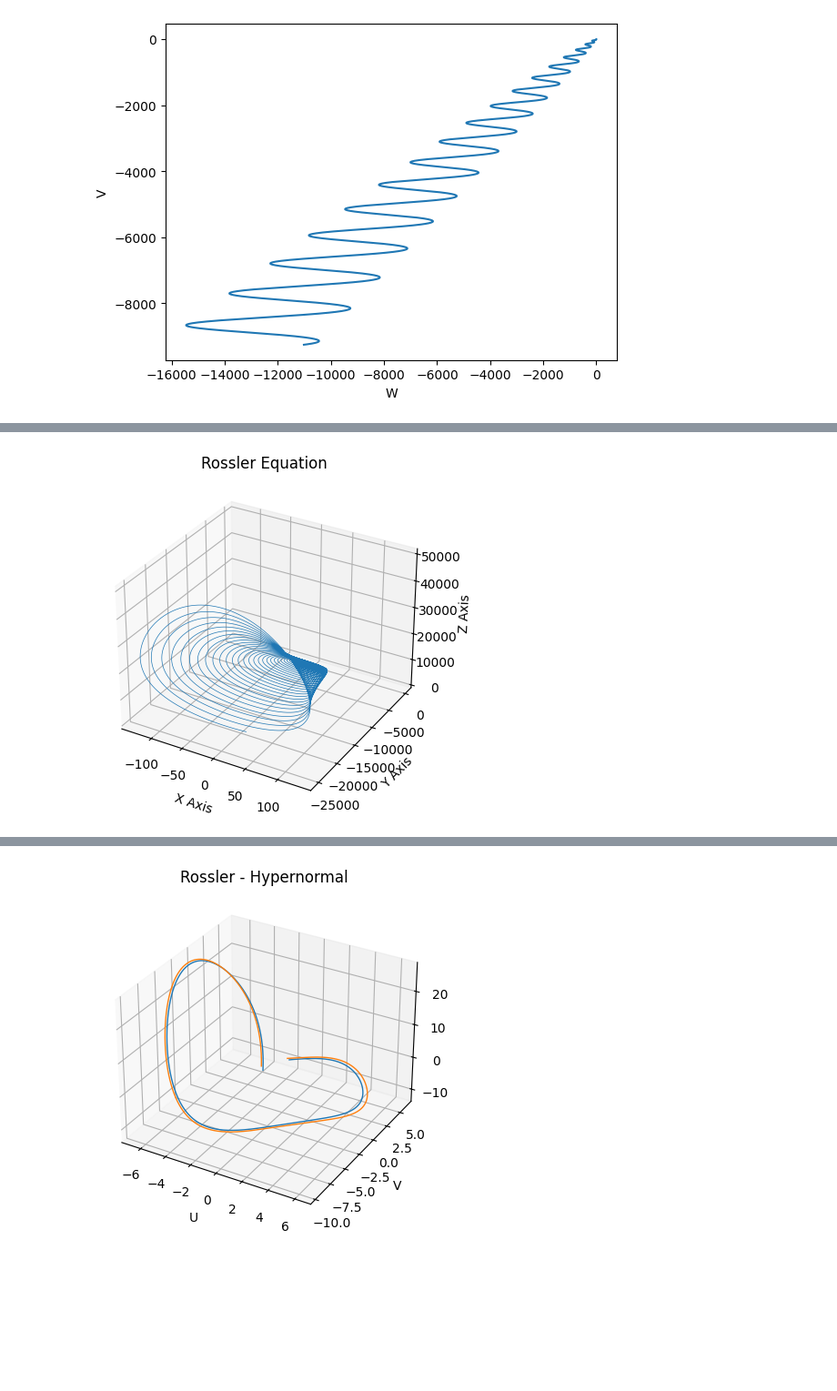
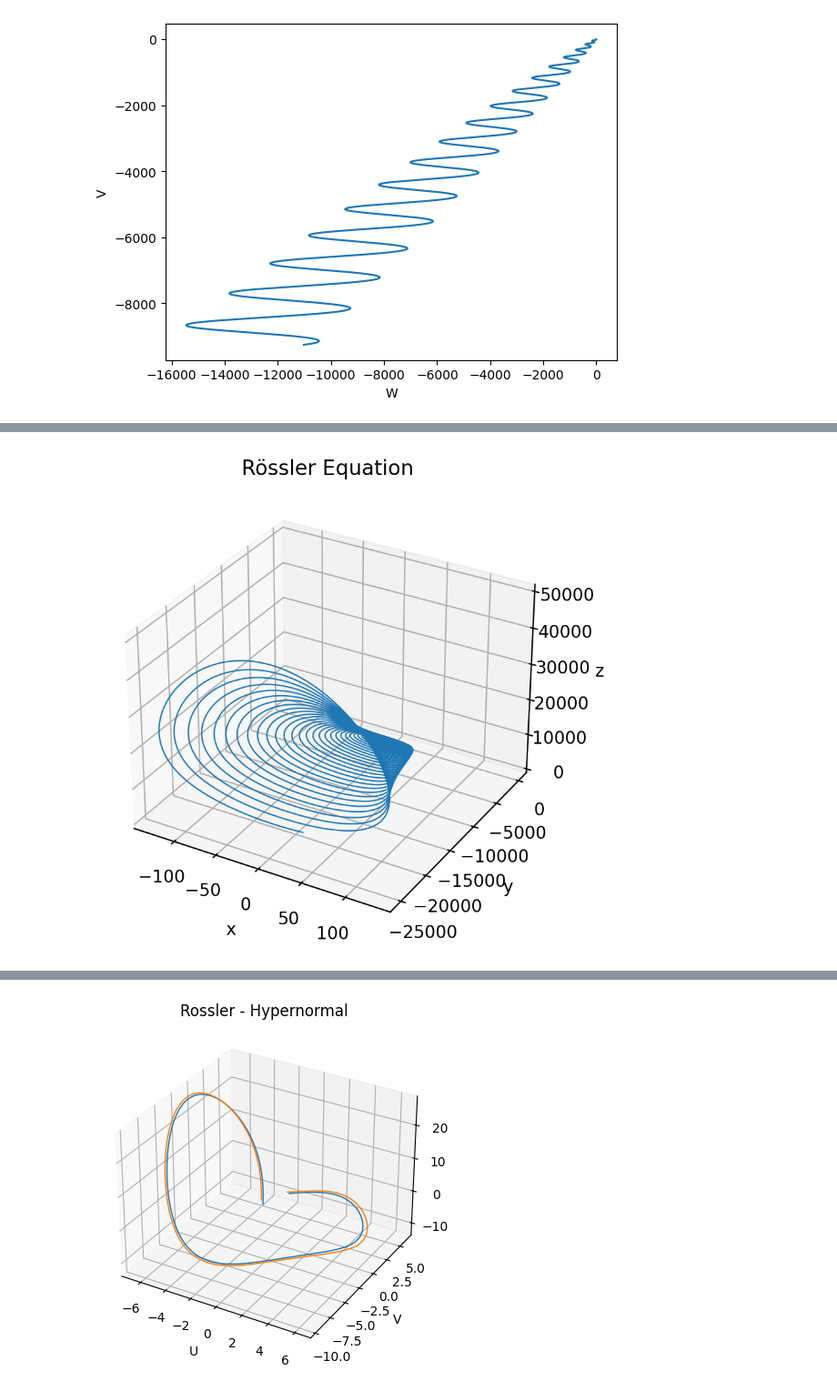
Before and after one commit to TulioK/Chaos, a Jupyter notebook: Chaos.ipynb, the cells around one changed output, grey strips where cells are left out. Shown at 91% size. Cells and saved outputs as stored; diff of their text form; code cells hidden in the pictures; blank space fills up the shorter version.

```diff
--- a/Chaos.ipynb
+++ b/Chaos.ipynb
@@ -489,17 +493,19 @@ xyzs = np.empty((num_steps + 1, 3))  # Need one more for the initial values
 xyzs[0] = (0.1, 1., 1.05)  # Set initial values
 xyzs2 = np.empty((num_steps + 1, 3))  # Need one more for the initial values
 xyzs2[0] = (-0.2, 1., 1.05)
+dist_0 = math.sqrt( (xyzs[0][0]-xyzs2[0][0])**2 + (xyzs[0][1]-xyzs2[0][1])**2 + (xyzs[0][2]-xyzs2[0][2])**2 )/(i+1)
 # Step through "time", calculating the partial derivatives at the current point
 # and using them to estimate the next point
 dist = list() # list of distances to obtain the Lyapunov exponent
+lyap = list()
 for i in range(num_steps):
     xyzs[i + 1] = xyzs[i] + lorenz(xyzs[i]) * dt
     xyzs2[i + 1] = xyzs2[i] + lorenz(xyzs2[i]) * dt
     dist.append( math.sqrt( (xyzs[i+1][0]-xyzs2[i+1][0])**2 + (xyzs[i+1][1]-xyzs2[i+1][1])**2 + (xyzs[i+1][2]-xyzs2[i+1][2])**2 ) )
-
+    lyap.append( math.log(math.sqrt( (xyzs[i+1][0]-xyzs2[i+1][0])**2 + (xyzs[i+1][1]-xyzs2[i+1][1])**2 + (xyzs[i+1][2]-xyzs2[i+1][2])**2 )/dist_0)/(i+1) )
 
 # Plot
-ax = plt.figure().add_subplot(projection='3d')
+ax = plt.figure(dpi=200).add_subplot(projection='3d')
 
 ax.plot(*xyzs.T, lw=1)
 ax.plot(*xyzs2.T, lw=0.5)
@@ -507,16 +513,19 @@ ax.set_xlabel("X Axis")
 ax.set_ylabel("Y Axis")
 ax.set_zlabel("Z Axis")
 ax.set_title("Lorenz Attractor")
+plt.savefig('Lorentz_f.png')
+plt.show()
+plt.close()
 
-plt.show()
-
-plt.figure()
+plt.figure(dpi=200)
 #print(dist)
 #plt.yscale('log')
-plt.plot(dist, lw=0.5)
+plt.plot(lyap, lw=0.5)
 plt.title("Coeficiente de Lyapunov")
 plt.xlabel("tempo")
 plt.ylabel("$\\lambda$")
+plt.yscale('log')
+plt.savefig('Lorentz_Lyapunov.png')
 plt.show()
 
 dist_zoom=dist[:15]
@@ -549,40 +630,40 @@ def rossler(xyz, *, a=math.sqrt(2), b=1.0, c=math.sqrt(2)):
        Point of interest in three-dimensional space.
     s, r, b : float
        Parameters.
 
     Returns
     -------
     xyz_dot : array, shape (3,)
        Values of the system's partial derivatives at *xyz*.
     """
     x, y, z = xyz
     x_dot = -y-z
     y_dot = x+a*y
     z_dot = b*x-c*z+x*z
     return np.array([x_dot, y_dot, z_dot])
 
 
 dt = 0.0001
 num_steps = 100000
 
 xyzs = np.empty((num_steps + 1, 3))  # Need one more for the initial values
 xyzs[0] = (0., 1., 1.05)  # Set initial values
 # Step through "time", calculating the partial derivatives at the current point
 # and using them to estimate the next point
 for i in range(num_steps):
     xyzs[i + 1] = xyzs[i] + rossler(xyzs[i]) * dt
 
 # Plot
-ax = plt.figure().add_subplot(projection='3d')
+ax = plt.figure(dpi=200).add_subplot(projection='3d')
 
-ax.plot(*xyzs.T, lw=0.5)
-ax.set_xlabel("X Axis")
-ax.set_ylabel("Y Axis")
-ax.set_zlabel("Z Axis")
-ax.set_title("Rossler Equation")
-
+ax.plot(*xyzs.T, lw=0.8)
+ax.set_xlabel("x")
+ax.set_ylabel("y")
+ax.set_zlabel("z")
+ax.set_title("Rössler Equation")
+plt.savefig('rossler.png')
 plt.show()
 # %% [output]
-[figure, old version]
+[figure, new version]
 # %%
 # Banking Bubbles - method 2
```
Also changed, not shown: parts of 4 cells of this notebook.
